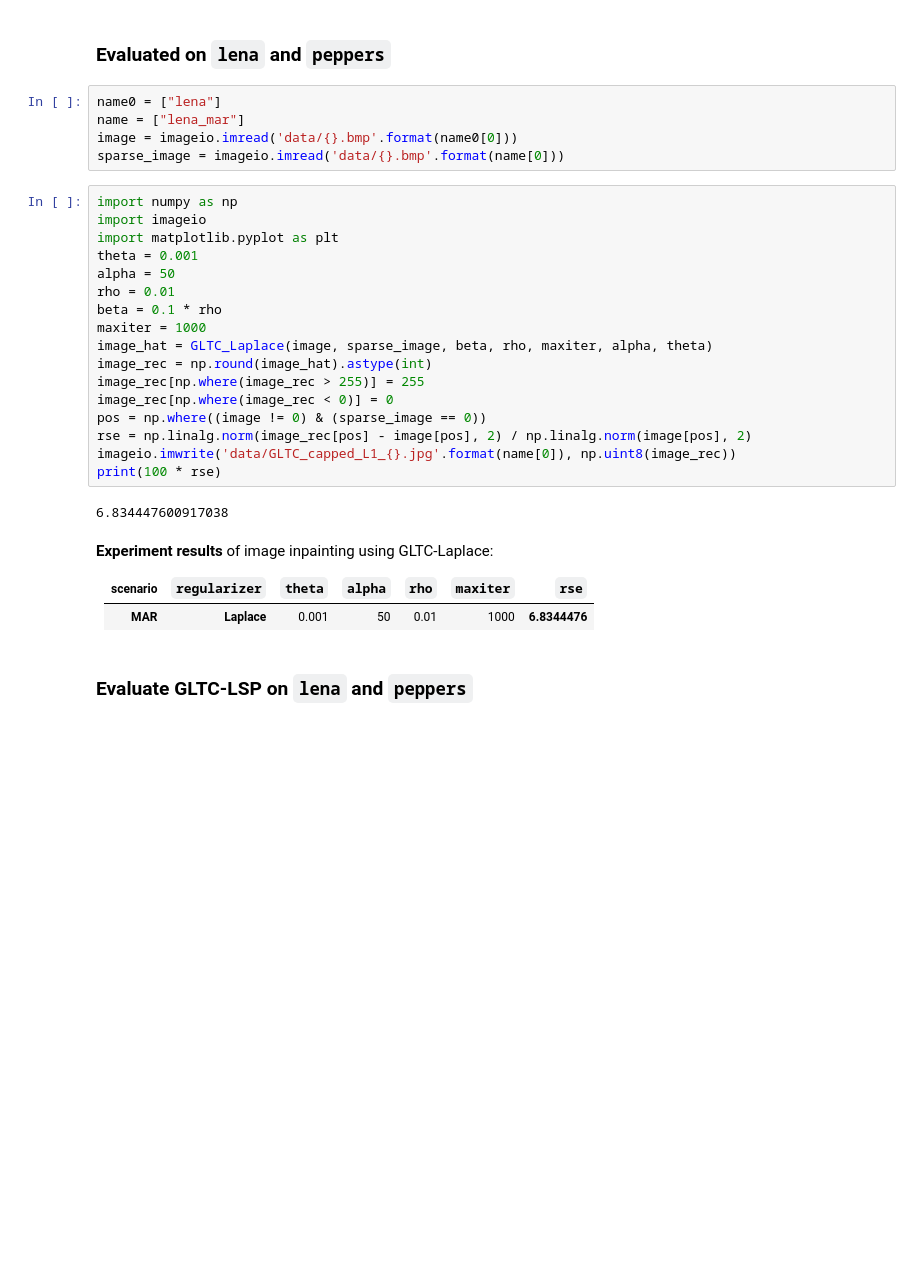
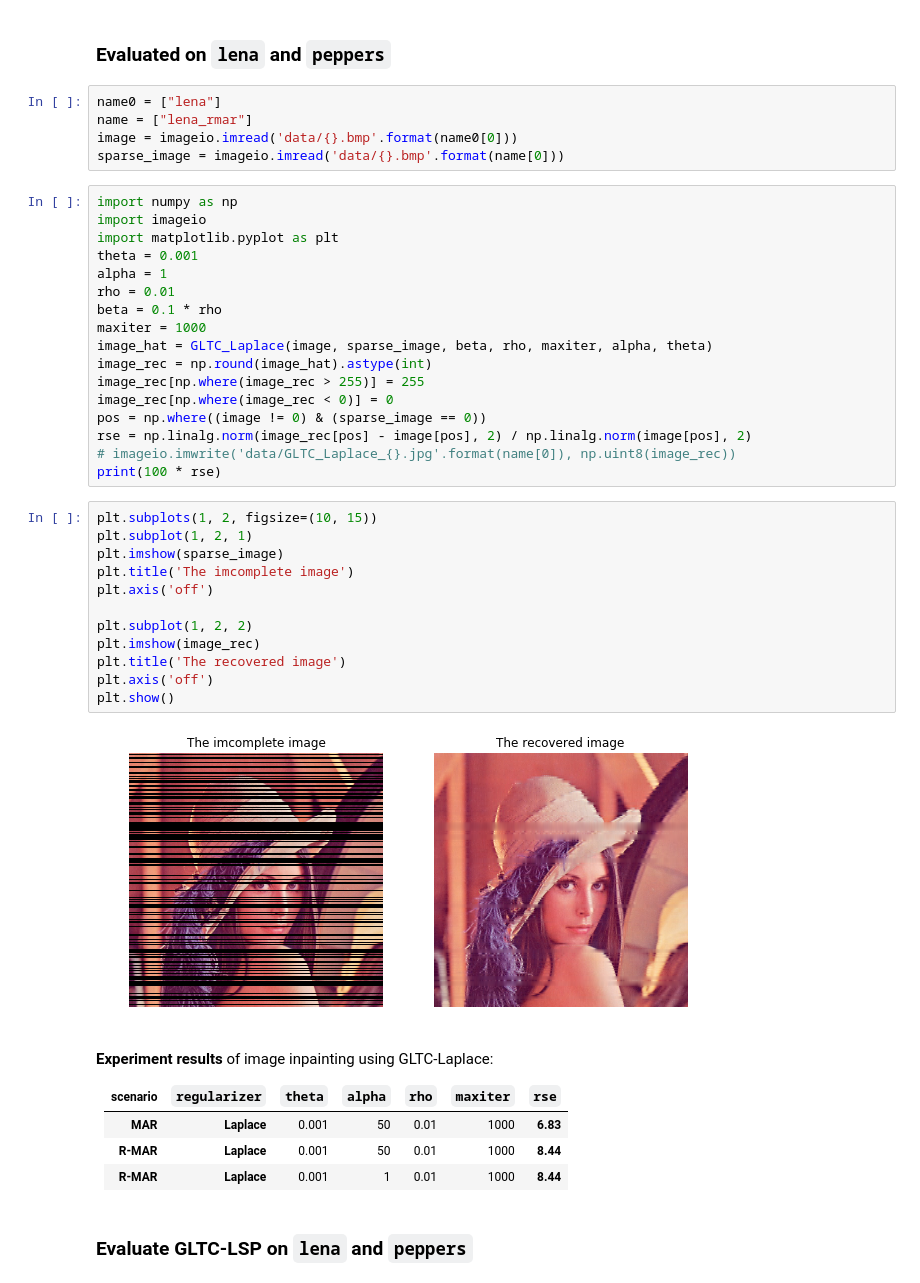
Before and after one commit to xinychen/geotensor, a Jupyter notebook: GLTC-Laplace.ipynb, the cells around one changed output. Cells and saved outputs as stored; diff of their text form; blank space fills up the shorter version.

```diff
--- a/GLTC-Laplace.ipynb
+++ b/GLTC-Laplace.ipynb
@@ -305,7 +219,7 @@ The recovery performance is measured by $$\text{RSE}=\frac{\|\mathcal{P}_{\Omega
 ### Evaluated on `lena` and `peppers`
 # %%
 name0 = ["lena"]
-name = ["lena_mar"]
+name = ["lena_rmar"]
 image = imageio.imread('data/{}.bmp'.format(name0[0]))
 sparse_image = imageio.imread('data/{}.bmp'.format(name[0]))
 # %%
@@ -313,7 +227,7 @@ import numpy as np
 import imageio
 import matplotlib.pyplot as plt
 theta = 0.001
-alpha = 50
+alpha = 1
 rho = 0.01
 beta = 0.1 * rho
 maxiter = 1000
@@ -323,16 +237,30 @@ image_rec[np.where(image_rec > 255)] = 255
 image_rec[np.where(image_rec < 0)] = 0
 pos = np.where((image != 0) & (sparse_image == 0))
 rse = np.linalg.norm(image_rec[pos] - image[pos], 2) / np.linalg.norm(image[pos], 2)
-imageio.imwrite('data/GLTC_capped_L1_{}.jpg'.format(name[0]), np.uint8(image_rec))
+# imageio.imwrite('data/GLTC_Laplace_{}.jpg'.format(name[0]), np.uint8(image_rec))
 print(100 * rse)
-# %% [output]
-6.834447600917038
+# %%
+plt.subplots(1, 2, figsize=(10, 15))
+plt.subplot(1, 2, 1)
+plt.imshow(sparse_image)
+plt.title('The imcomplete image')
+plt.axis('off')
+
+plt.subplot(1, 2, 2)
+plt.imshow(image_rec)
+plt.title('The recovered image')
+plt.axis('off')
+plt.show()
+# %% [output]
+[figure, added]
 # %% [markdown]
 **Experiment results** of image inpainting using GLTC-Laplace:
 
 |  scenario | `regularizer`|`theta` | `alpha` |  `rho`  |`maxiter`|        `rse` |
 |:----------|-------------:|-------:|--------:|--------:|--------:|-------------:|
-|  **MAR**  |  **Laplace** |  0.001 |      50 |    0.01 |    1000 | **6.8344476**|
+|  **MAR**  |  **Laplace** |  0.001 |      50 |    0.01 |    1000 |    **6.83**  |
+|**R-MAR**  |  **Laplace** |  0.001 |      50 |    0.01 |    1000 |    **8.44**  |
+|**R-MAR**  |  **Laplace** |  0.001 |       1 |    0.01 |    1000 |    **8.44**  |
 # %% [markdown]
 ### Evaluate GLTC-LSP on `lena` and `peppers`
 # %%
```
Also changed, not shown: parts of 16 cells of this notebook.
